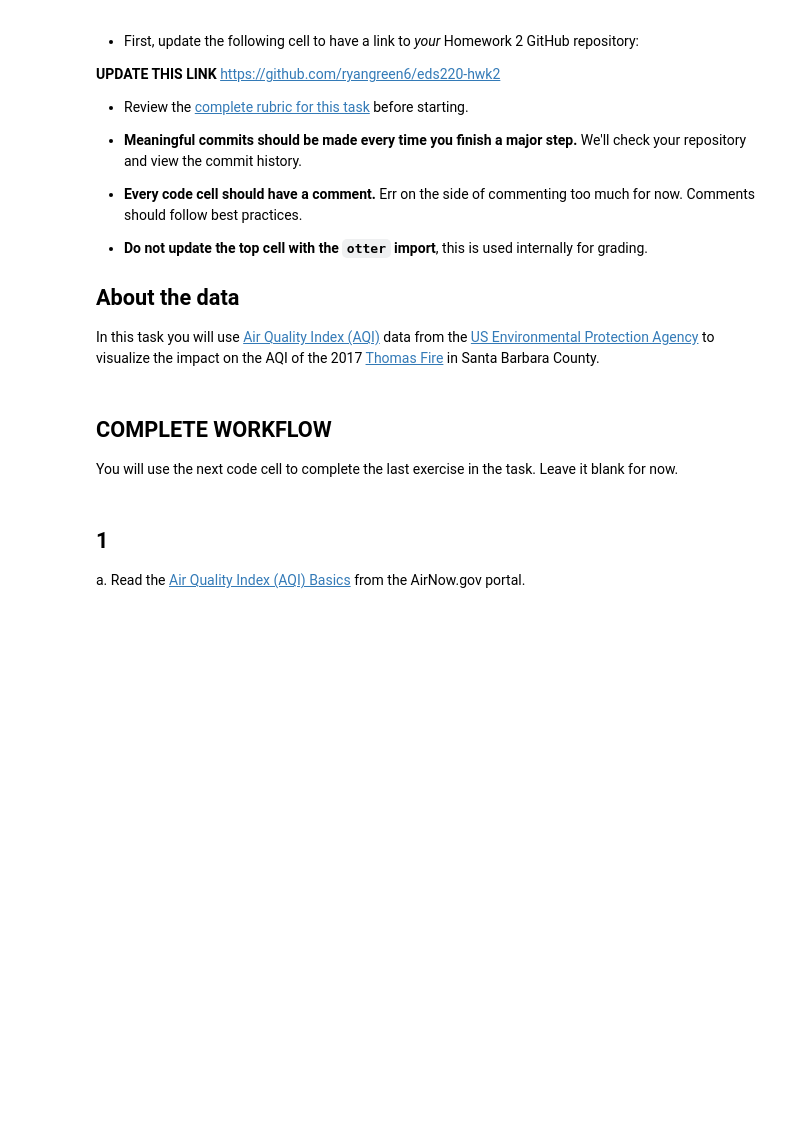
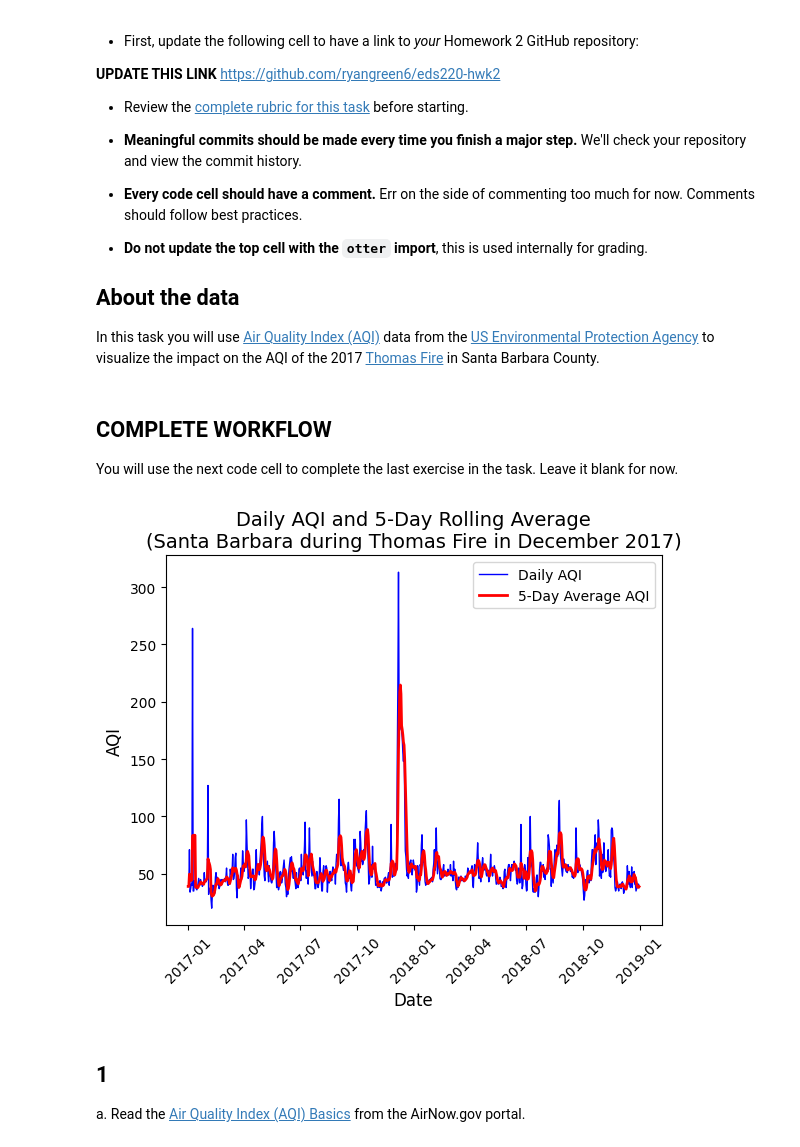
Before and after one commit to ryangreen6/eds220-hwk2, a Jupyter notebook: hwk2-task3-aqi.ipynb, the cells around one changed output. Cells and saved outputs as stored; diff of their text form; code cells hidden in the pictures; blank space fills up the shorter version.

```diff
--- a/hwk2-task3-aqi.ipynb
+++ b/hwk2-task3-aqi.ipynb
@@ -28,6 +28,39 @@ In this task you will use [Air Quality Index (AQI)](https://www.airnow.gov/aqi/a
 ## COMPLETE WORKFLOW
 
 You will use the next code cell to complete the last exercise in the task. Leave it blank for now.
+# %%
+import pandas as pd
+import matplotlib.pyplot as plt
+import seaborn as sns
+
+aqi_17 = pd.read_csv('https://aqs.epa.gov/aqsweb/airdata/daily_aqi_by_county_2017.zip', compression = 'zip')
+aqi_18 = pd.read_csv('https://aqs.epa.gov/aqsweb/airdata/daily_aqi_by_county_2018.zip', compression = 'zip')
+
+aqi = pd.concat([aqi_17, aqi_18])
+
+aqi.columns = (aqi.columns.str.lower().str.replace(' ','_'))
+
+aqi_sb = aqi[aqi['county_name'] == 'Santa Barbara']
+aqi_sb = aqi_sb.drop(columns=['state_name', 'county_name', 'state_code', 'county_code'])
+
+aqi_sb['date'] = pd.to_datetime(aqi_sb['date'])
+aqi_sb = aqi_sb.set_index('date')
+
+aqi_sb['five_day_average'] = aqi_sb['aqi'].rolling('5D').mean()
+
+plt.plot(aqi_sb.index, aqi_sb['aqi'], label='Daily AQI', color='blue', linewidth=1)
+plt.plot(aqi_sb.index, aqi_sb['five_day_average'], label='5-Day Average AQI', color='red', linewidth=2)
+
+plt.title('Daily AQI and 5-Day Rolling Average\n(Santa Barbara during Thomas Fire in December 2017)', fontsize=14)
+plt.xlabel('Date', fontsize=12)
+plt.ylabel('AQI', fontsize=12)
+
+plt.legend()
+plt.xticks(rotation=45)
+
+plt.show()
+# %% [output]
+[figure, added]
 # %% [markdown]
 ## 1
 
```
Also changed, not shown: parts of 12 cells of this notebook.
